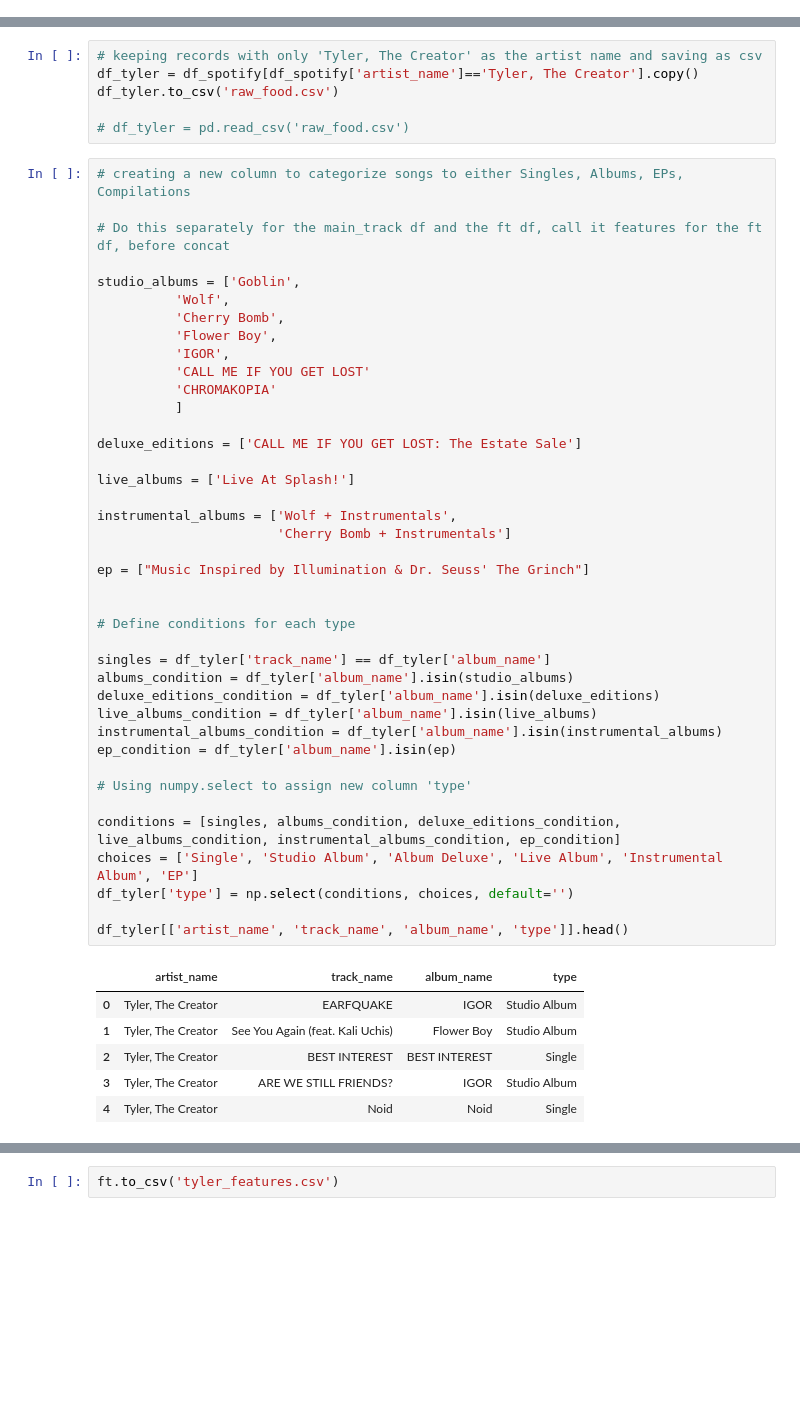
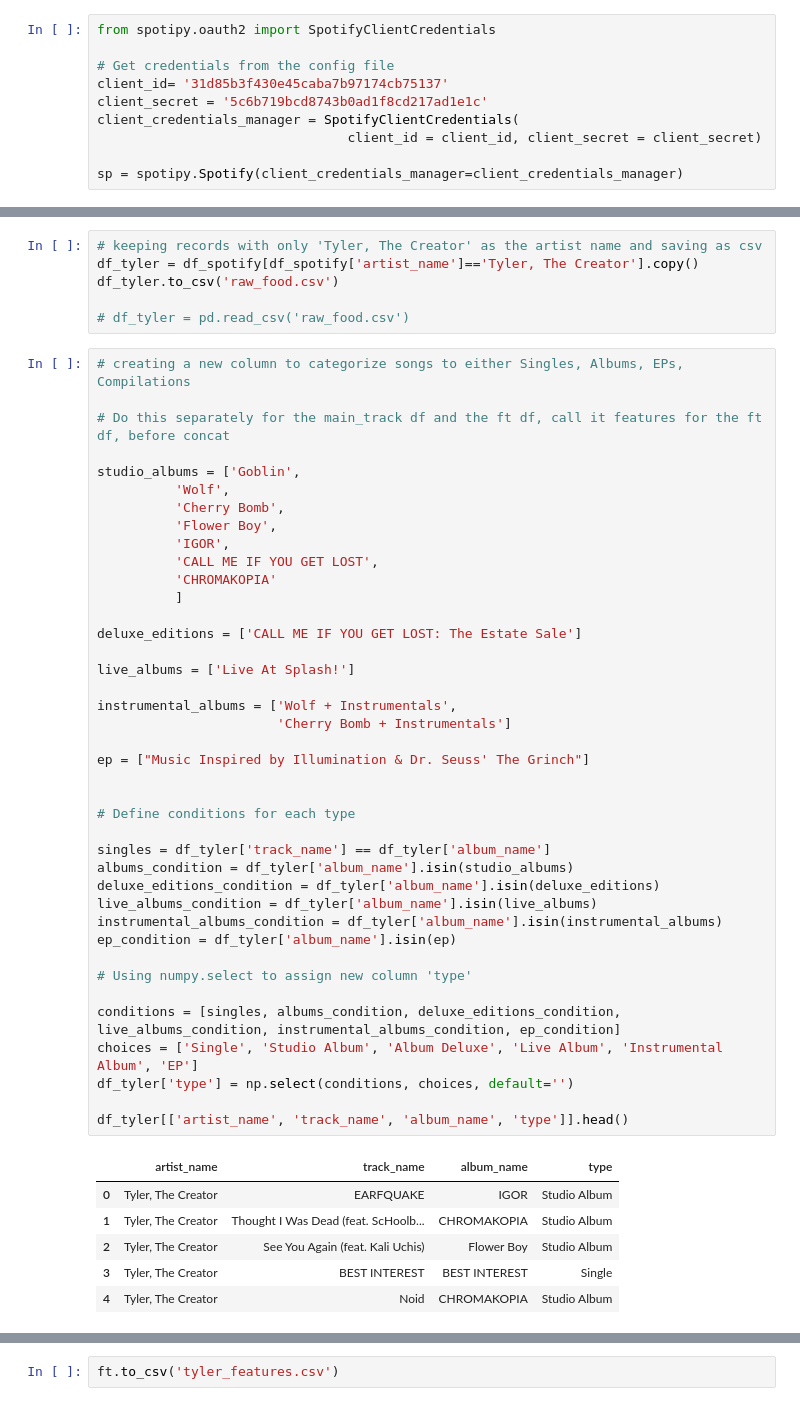
Before and after one commit to chik0di/spotify.dump, a Jupyter notebook: Tyler, The Creator/bottom_pot.ipynb, the cells around one changed output, grey strips where cells are left out. Drawn from its saved outputs; the diff is of its cells as text; blank space fills up the shorter version.

Commit message:
Tyler's scrapebook, features csv, and full dataset

```diff
--- a/Tyler, The Creator/bottom_pot.ipynb
+++ b/Tyler, The Creator/bottom_pot.ipynb
@@ -54,6 +54,16 @@ def timekeeper(seconds):
         return f"{minutes} minutes, {seconds} seconds"
     else:
         return f"{seconds} seconds"
+# %%
+from spotipy.oauth2 import SpotifyClientCredentials
+
+# Get credentials from the config file
+client_id= '31d85b3f430e45caba7b97174cb75137'
+client_secret = '5c6b719bcd8743b0ad1f8cd217ad1e1c'
+client_credentials_manager = SpotifyClientCredentials(
+                                client_id = client_id, client_secret = client_secret)
+
+sp = spotipy.Spotify(client_credentials_manager=client_credentials_manager)
 # %%
 def collect_spotify_data():
     start_time = timer()
@@ -154,43 +164,43 @@ studio_albums = ['Goblin',
           'Cherry Bomb',
           'Flower Boy',
           'IGOR',
-          'CALL ME IF YOU GET LOST'
+          'CALL ME IF YOU GET LOST',
           'CHROMAKOPIA'
           ]
 
 deluxe_editions = ['CALL ME IF YOU GET LOST: The Estate Sale']
 
 live_albums = ['Live At Splash!']
 
 instrumental_albums = ['Wolf + Instrumentals',
                        'Cherry Bomb + Instrumentals']
 
 ep = ["Music Inspired by Illumination & Dr. Seuss' The Grinch"]
 
 
 # Define conditions for each type
 
 singles = df_tyler['track_name'] == df_tyler['album_name']
 albums_condition = df_tyler['album_name'].isin(studio_albums)
 deluxe_editions_condition = df_tyler['album_name'].isin(deluxe_editions)
 live_albums_condition = df_tyler['album_name'].isin(live_albums)
 instrumental_albums_condition = df_tyler['album_name'].isin(instrumental_albums)
 ep_condition = df_tyler['album_name'].isin(ep)
 
 # Using numpy.select to assign new column 'type'
 
 conditions = [singles, albums_condition, deluxe_editions_condition, live_albums_condition, instrumental_albums_condition, ep_condition]
 choices = ['Single', 'Studio Album', 'Album Deluxe', 'Live Album', 'Instrumental Album', 'EP']
 df_tyler['type'] = np.select(conditions, choices, default='')
 
 df_tyler[['artist_name', 'track_name', 'album_name', 'type']].head()
 # %% [output]
 |  | artist_name | track_name | album_name | type |
 | 0 | Tyler, The Creator | EARFQUAKE | IGOR | Studio Album |
-| 1 | Tyler, The Creator | See You Again (feat. Kali Uchis) | Flower Boy | Studio Album |
-| 2 | Tyler, The Creator | BEST INTEREST | BEST INTEREST | Single |
-| 3 | Tyler, The Creator | ARE WE STILL FRIENDS? | IGOR | Studio Album |
-| 4 | Tyler, The Creator | Noid | Noid | Single |
+| 1 | Tyler, The Creator | Thought I Was Dead (feat. ScHoolb... | CHROMAKOPIA | Studio Album |
+| 2 | Tyler, The Creator | See You Again (feat. Kali Uchis) | Flower Boy | Studio Album |
+| 3 | Tyler, The Creator | BEST INTEREST | BEST INTEREST | Single |
+| 4 | Tyler, The Creator | Noid | CHROMAKOPIA | Studio Album |
 # %%
 # scraping a playlist that contains all Tyler's features
 
```
Also changed, not shown: parts of 8 cells of this notebook, 3 other files.
